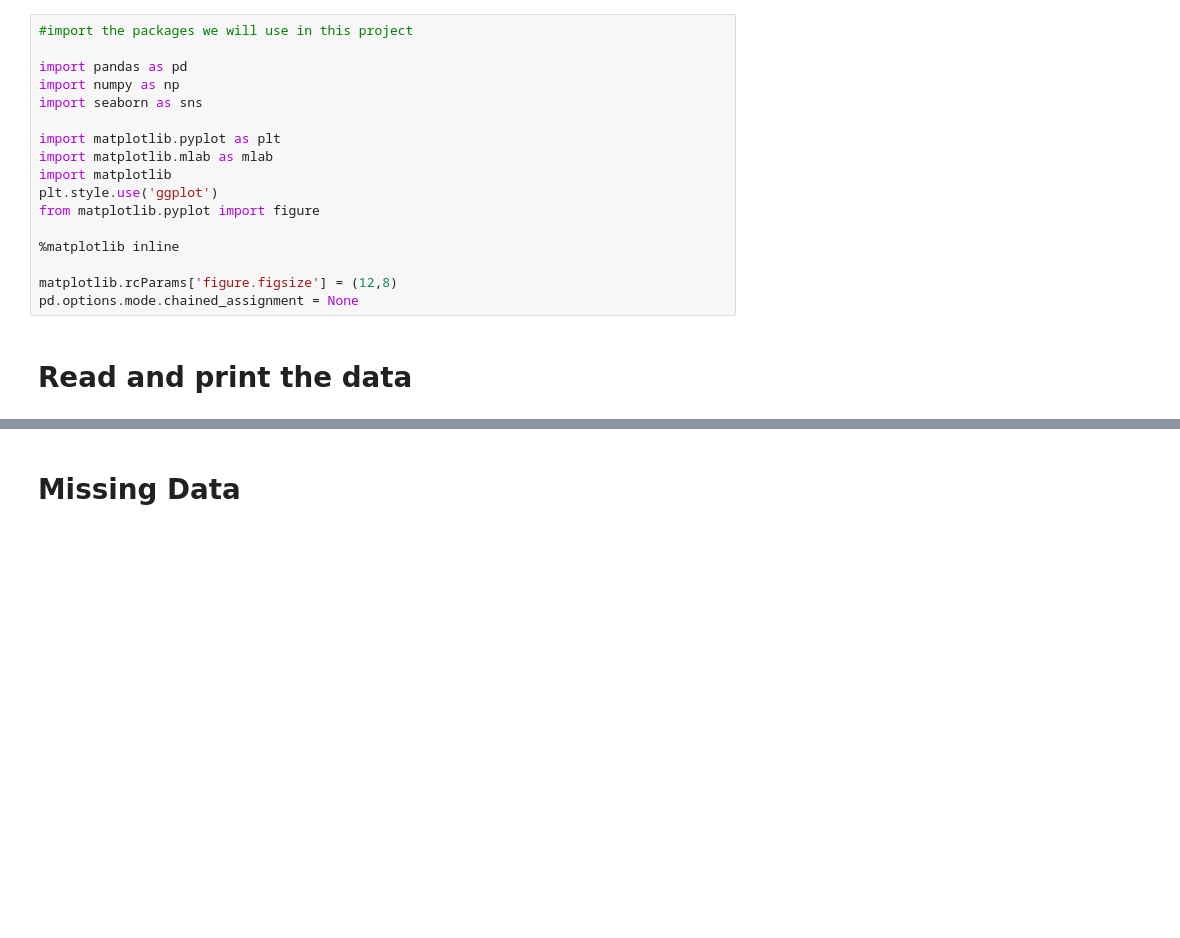
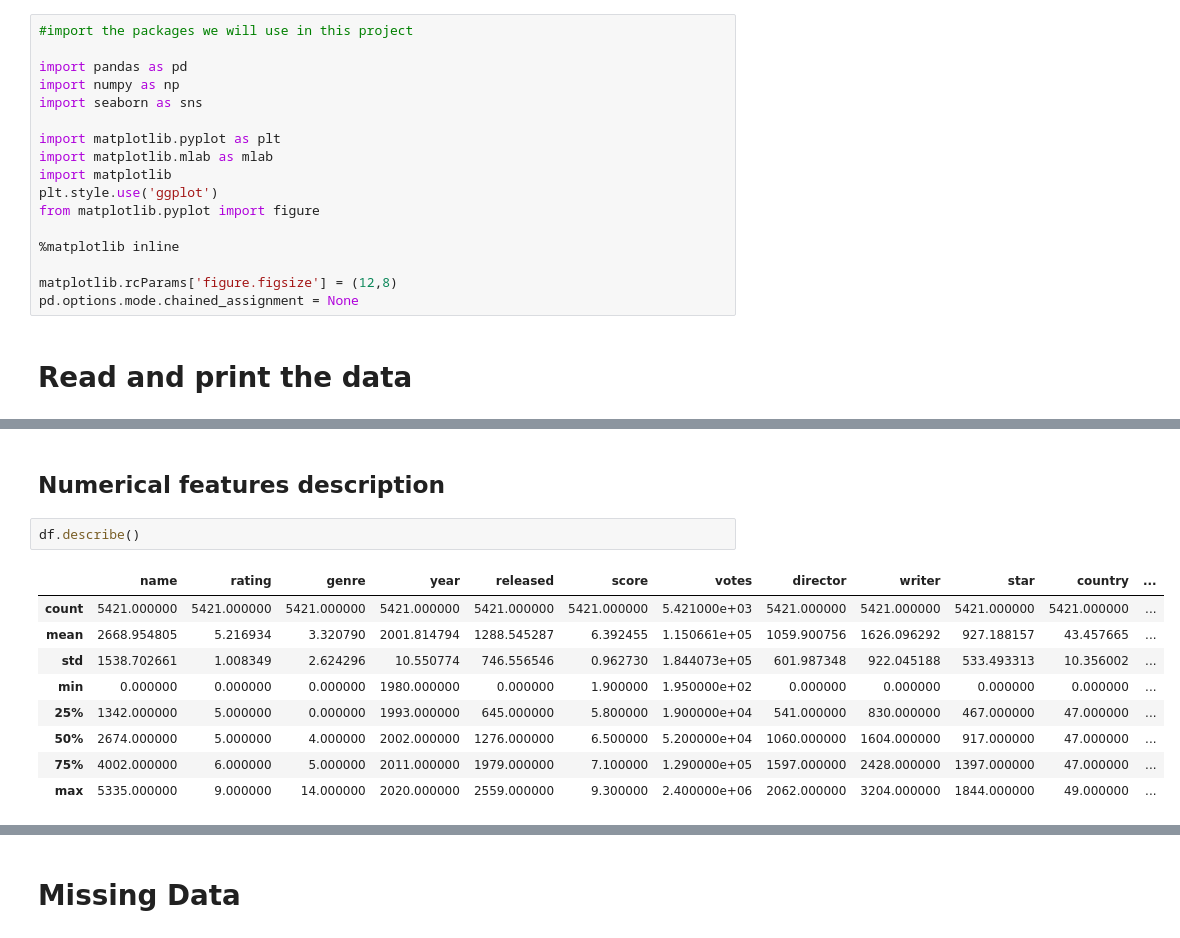
Before and after one commit to NicolasKlaver/Project_EDA_Python, a Jupyter notebook: src/Movies.ipynb, the cells around one changed output, grey strips where cells are left out. Cells and saved outputs as stored; diff of their text form; blank space fills up the shorter version.

```diff
--- a/src/Movies.ipynb
+++ b/src/Movies.ipynb
@@ -30,3 +30,17 @@ df.head()
 | 2 | Star Wars: Episode V - The Empire... | PG | Action | 1980 | June 20, 1980 (United States) | 8.7 | 1200000.0 | Irvin Kershner | Leigh Brackett | Mark Hamill | United States | ... |
 | 3 | Airplane! | PG | Comedy | 1980 | July 2, 1980 (United States) | 7.7 | 221000.0 | Jim Abrahams | Jim Abrahams | Robert Hays | United States | ... |
 | 4 | Caddyshack | R | Comedy | 1980 | July 25, 1980 (United States) | 7.3 | 108000.0 | Harold Ramis | Brian Doyle-Murray | Chevy Chase | United States | ... |
+# %% [markdown]
+## Numerical features description
+# %%
+df.describe()
+# %% [output]
+|  | name | rating | genre | year | released | score | votes | director | writer | star | country | ... |
+| count | 5421.000000 | 5421.000000 | 5421.000000 | 5421.000000 | 5421.000000 | 5421.000000 | 5.421000e+03 | 5421.000000 | 5421.000000 | 5421.000000 | 5421.000000 | ... |
+| mean | 2668.954805 | 5.216934 | 3.320790 | 2001.814794 | 1288.545287 | 6.392455 | 1.150661e+05 | 1059.900756 | 1626.096292 | 927.188157 | 43.457665 | ... |
+| std | 1538.702661 | 1.008349 | 2.624296 | 10.550774 | 746.556546 | 0.962730 | 1.844073e+05 | 601.987348 | 922.045188 | 533.493313 | 10.356002 | ... |
+| min | 0.000000 | 0.000000 | 0.000000 | 1980.000000 | 0.000000 | 1.900000 | 1.950000e+02 | 0.000000 | 0.000000 | 0.000000 | 0.000000 | ... |
+| 25% | 1342.000000 | 5.000000 | 0.000000 | 1993.000000 | 645.000000 | 5.800000 | 1.900000e+04 | 541.000000 | 830.000000 | 467.000000 | 47.000000 | ... |
+| 50% | 2674.000000 | 5.000000 | 4.000000 | 2002.000000 | 1276.000000 | 6.500000 | 5.200000e+04 | 1060.000000 | 1604.000000 | 917.000000 | 47.000000 | ... |
+| 75% | 4002.000000 | 6.000000 | 5.000000 | 2011.000000 | 1979.000000 | 7.100000 | 1.290000e+05 | 1597.000000 | 2428.000000 | 1397.000000 | 47.000000 | ... |
+| max | 5335.000000 | 9.000000 | 14.000000 | 2020.000000 | 2559.000000 | 9.300000 | 2.400000e+06 | 2062.000000 | 3204.000000 | 1844.000000 | 49.000000 | ... |
```
Also changed, not shown: parts of 3 cells of this notebook, 3 other files.
